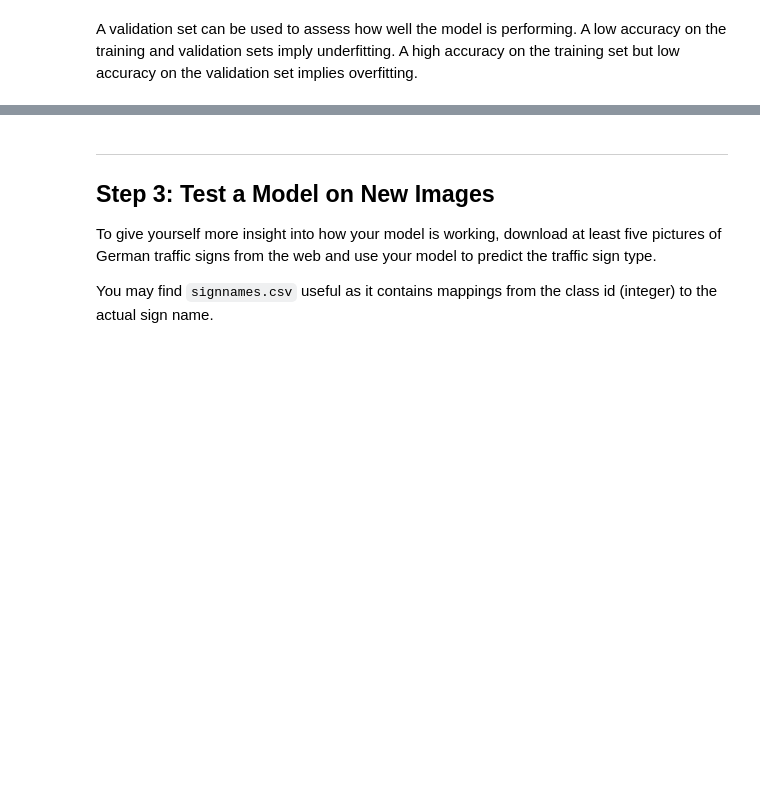
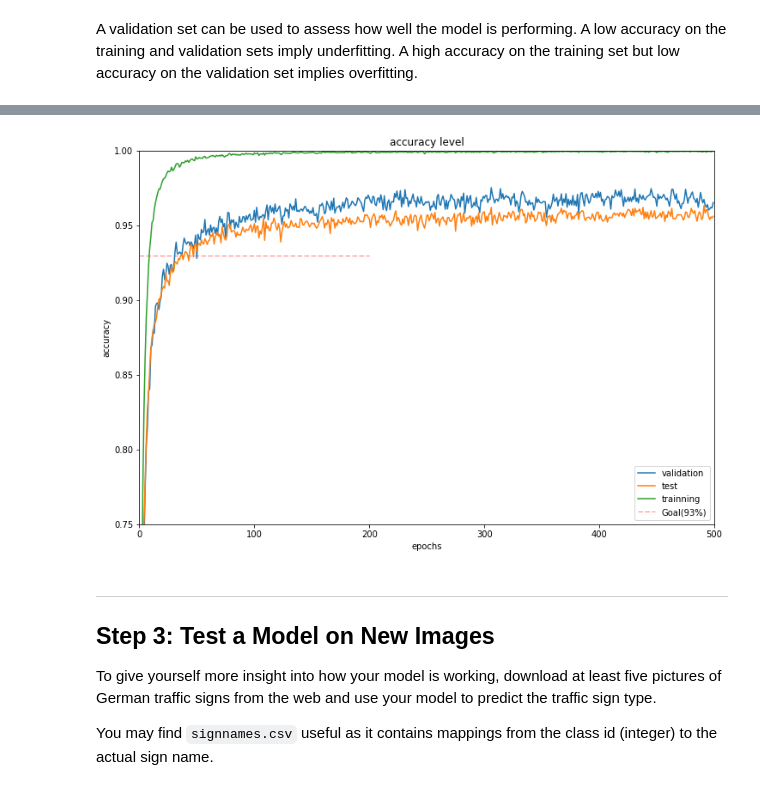
Before and after one commit to somof/CarND-Traffic-Sign-Classifier-Project-work, a Jupyter notebook: Traffic_Sign_Classifier.ipynb, the cells around one changed output, grey strips where cells are left out. Saved outputs shown, nothing was run; the diff lists cells and outputs as text; code cells hidden in the pictures; blank space fills up the shorter version.

```diff
--- a/Traffic_Sign_Classifier.ipynb
+++ b/Traffic_Sign_Classifier.ipynb
@@ -420,8 +420,8 @@ sets imply underfitting. A high accuracy on the training set but low accuracy on
 import tensorflow as tf
 import numpy as np
 
-EPOCHS      = 1000
-BATCH_SIZE  =  100
+EPOCHS      = 500
+BATCH_SIZE  = 100
 
 rate = 0.0010  # good for pre learning
 rate = 0.0005  # Good performance
@@ -485,12 +485,12 @@ with tf.Session() as sess:
         accuracy[i, 1] = test_accuracy
         accuracy[i, 2] = train_accuracy
 
-        if i == 0 or (i + 1) % 5 == 0 or goal < validation_accuracy:
+        if i == 0 or (i + 1) % 10 == 0 or goal < validation_accuracy:
             print("EPOCH {:3d}: ".format(i + 1), end='')
 
             print("Validation Accuracy = {:.5f}, ".format(validation_accuracy), end='')
-            print("test Acc. = {:.5f}, ".format(test_accuracy), end='')
-            print("Train Acc. = {:.5f}".format(train_accuracy), end='')
+            print("test Acc = {:.5f}, ".format(test_accuracy), end='')
+            print("Train Acc = {:.5f}".format(train_accuracy), end='')
             if goal < validation_accuracy:
                 goal = validation_accuracy
                 print(', update', end='')
@@ -516,20 +516,22 @@ EPOCH 135: Validation Accuracy = 0.96757, test Acc. = 0.95424, Train Acc. = 0.99
 # %%
 import matplotlib.pyplot as plt
 
 fig = plt.figure(figsize=(12,8))
 ax = fig.add_subplot(111)
 gr = plt.plot(range(EPOCHS), accuracy, '-')
 # plt.plot([0,200], [0.93, 0.93], '--')
 
 plt.title('accuracy level')
-plt.xlim(0, 1000)
+plt.xlim(0, 500)
 plt.ylim(0.75, 1.0)
 #plt.hlines(seq, xmin, xmax, colors="k", linestyle="solid", label="")
 plt.hlines(y=0.93, xmin=0, xmax=200, colors='r', linewidths=0.5, linestyles="dashed", label='Goal(93%)')
 ax.set_xlabel("epochs")
 ax.set_ylabel("accuracy")
 plt.legend(['validation', 'test', 'trainning', 'Goal(93%)'])
 plt.show()
+# %% [output]
+[figure, added]
 # %% [markdown]
 ---
 
```
Also changed, not shown: parts of 1 cell of this notebook, 1 other file.
